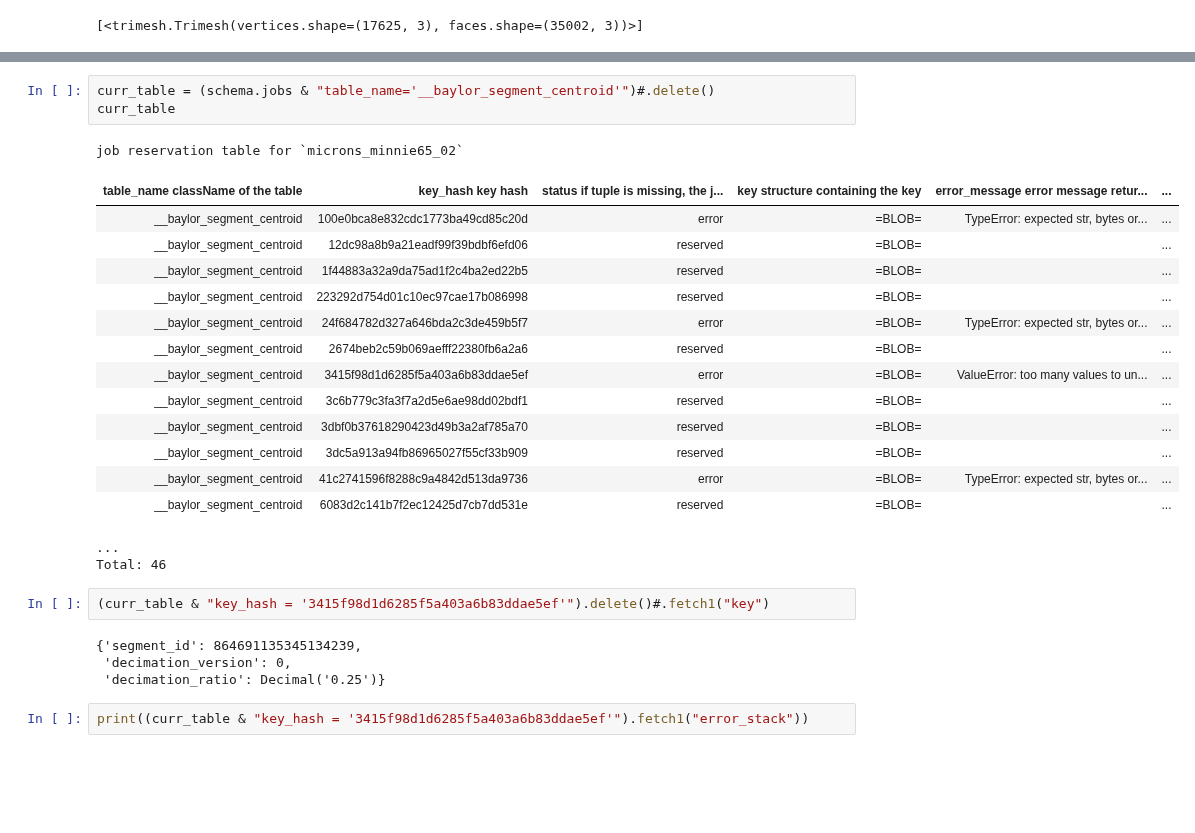
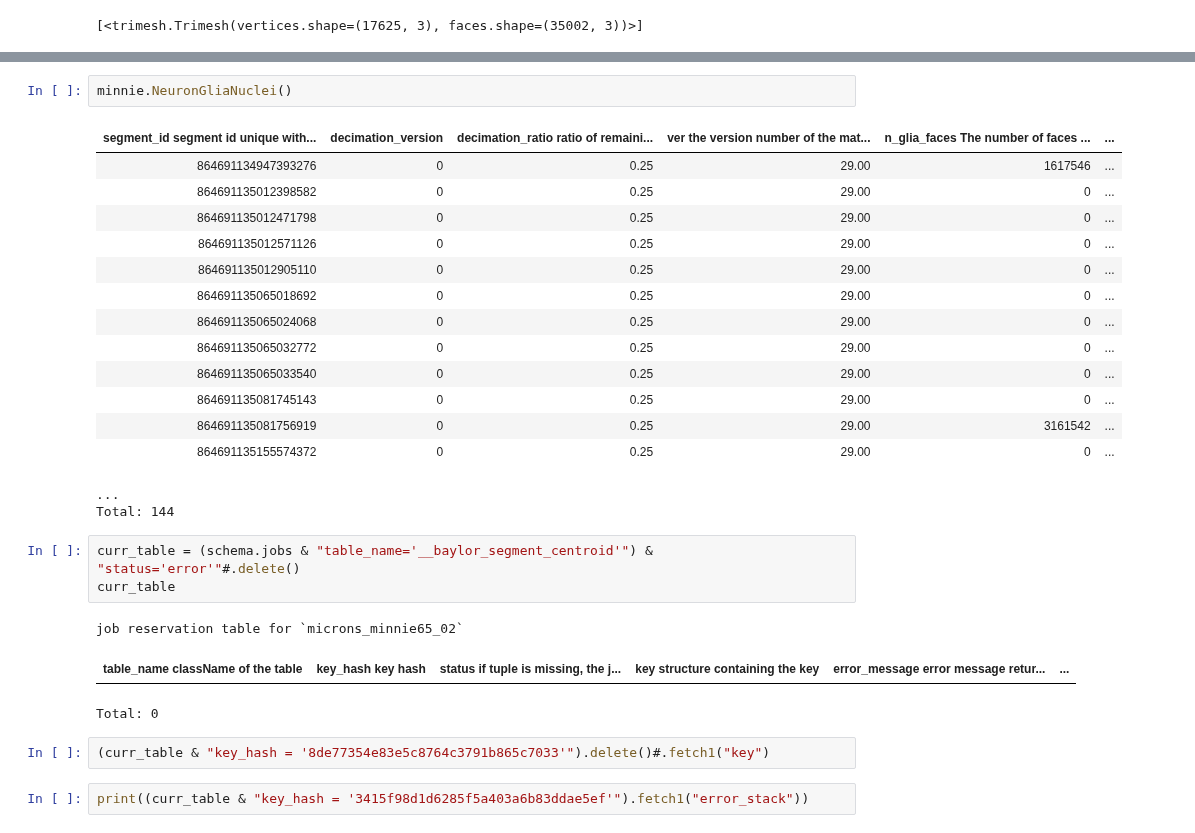
Before and after one commit to celiibrendan/neuron_mesh_tools, a Jupyter notebook: Auto_Proofreading/Preprocessing_Pipeline/Inspecting_Proofreading_Pipeline.ipynb, the cells around one changed output, grey strips where cells are left out. Cells and saved outputs as stored; diff of their text form; blank space fills up the shorter version.

Commit message:
Finished Decomposition table with glia

```diff
--- a/Auto_Proofreading/Preprocessing_Pipeline/Inspecting_Proofreading_Pipeline.ipynb
+++ b/Auto_Proofreading/Preprocessing_Pipeline/Inspecting_Proofreading_Pipeline.ipynb
@@ -50,29 +61,30 @@ Total: 2
+# %%
+minnie.NeuronGliaNuclei()
+# %% [output]
+| segment_id segment id unique with... | decimation_version | decimation_ratio ratio of remaini... | ver the version number of the mat... | n_glia_faces The number of faces ... | ... |
+| 864691134947393276 | 0 | 0.25 | 29.00 | 1617546 | ... |
+| 864691135012398582 | 0 | 0.25 | 29.00 | 0 | ... |
+| 864691135012471798 | 0 | 0.25 | 29.00 | 0 | ... |
+| 864691135012571126 | 0 | 0.25 | 29.00 | 0 | ... |
+| 864691135012905110 | 0 | 0.25 | 29.00 | 0 | ... |
+| 864691135065018692 | 0 | 0.25 | 29.00 | 0 | ... |
+| 864691135065024068 | 0 | 0.25 | 29.00 | 0 | ... |
+| 864691135065032772 | 0 | 0.25 | 29.00 | 0 | ... |
+| 864691135065033540 | 0 | 0.25 | 29.00 | 0 | ... |
+| 864691135081745143 | 0 | 0.25 | 29.00 | 0 | ... |
+| 864691135081756919 | 0 | 0.25 | 29.00 | 3161542 | ... |
+| 864691135155574372 | 0 | 0.25 | 29.00 | 0 | ... |
+...
+Total: 144
 # %%
-curr_table = (schema.jobs & "table_name='__baylor_segment_centroid'")#.delete()
+curr_table = (schema.jobs & "table_name='__baylor_segment_centroid'") & "status='error'"#.delete()
 curr_table
 # %% [output]
 job reservation table for `microns_minnie65_02`
 | table_name className of the table | key_hash key hash | status if tuple is missing, the j... | key structure containing the key | error_message error message retur... | ... |
-| __baylor_segment_centroid | 100e0bca8e832cdc1773ba49cd85c20d | error | =BLOB= | TypeError: expected str, bytes or... | ... |
-| __baylor_segment_centroid | 12dc98a8b9a21eadf99f39bdbf6efd06 | reserved | =BLOB= |  | ... |
-| __baylor_segment_centroid | 1f44883a32a9da75ad1f2c4ba2ed22b5 | reserved | =BLOB= |  | ... |
-| __baylor_segment_centroid | 223292d754d01c10ec97cae17b086998 | reserved | =BLOB= |  | ... |
-| __baylor_segment_centroid | 24f684782d327a646bda2c3de459b5f7 | error | =BLOB= | TypeError: expected str, bytes or... | ... |
-| __baylor_segment_centroid | 2674beb2c59b069aefff22380fb6a2a6 | reserved | =BLOB= |  | ... |
-| __baylor_segment_centroid | 3415f98d1d6285f5a403a6b83ddae5ef | error | =BLOB= | ValueError: too many values to un... | ... |
-| __baylor_segment_centroid | 3c6b779c3fa3f7a2d5e6ae98dd02bdf1 | reserved | =BLOB= |  | ... |
-| __baylor_segment_centroid | 3dbf0b37618290423d49b3a2af785a70 | reserved | =BLOB= |  | ... |
-| __baylor_segment_centroid | 3dc5a913a94fb86965027f55cf33b909 | reserved | =BLOB= |  | ... |
-| __baylor_segment_centroid | 41c2741596f8288c9a4842d513da9736 | error | =BLOB= | TypeError: expected str, bytes or... | ... |
-| __baylor_segment_centroid | 6083d2c141b7f2ec12425d7cb7dd531e | reserved | =BLOB= |  | ... |
-...
-Total: 46
+Total: 0
 # %%
-(curr_table & "key_hash = '3415f98d1d6285f5a403a6b83ddae5ef'").delete()#.fetch1("key")
+(curr_table & "key_hash = '8de77354e83e5c8764c3791b865c7033'").delete()#.fetch1("key")
-# %% [output]
-{'segment_id': 864691135345134239,
- 'decimation_version': 0,
- 'decimation_ratio': Decimal('0.25')}
 # %%
 print((curr_table & "key_hash = '3415f98d1d6285f5a403a6b83ddae5ef'").fetch1("error_stack"))
 # %% [output]
```
Also changed, not shown: parts of 19 cells of this notebook, 5 other files.
